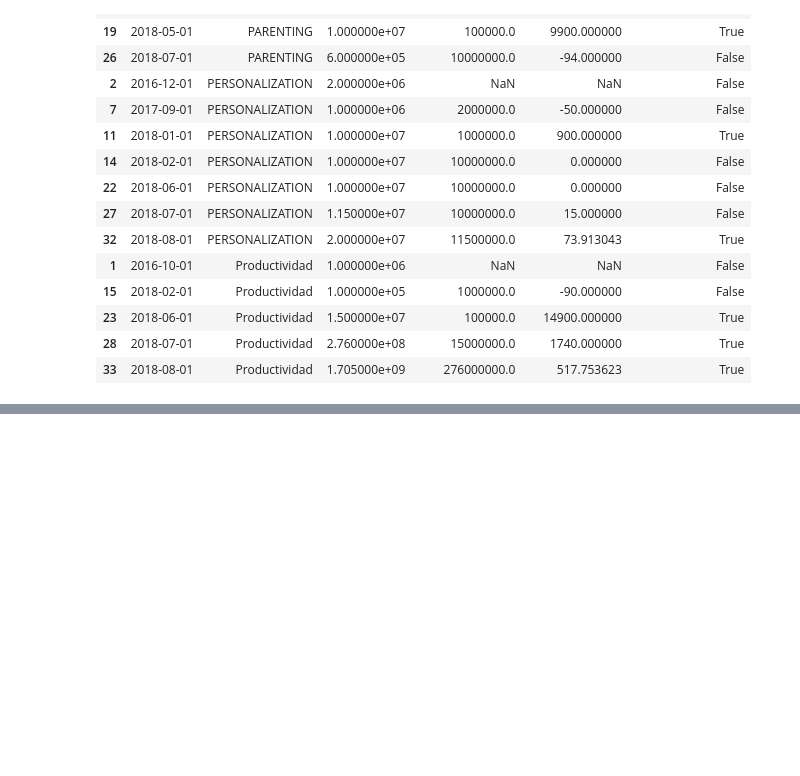
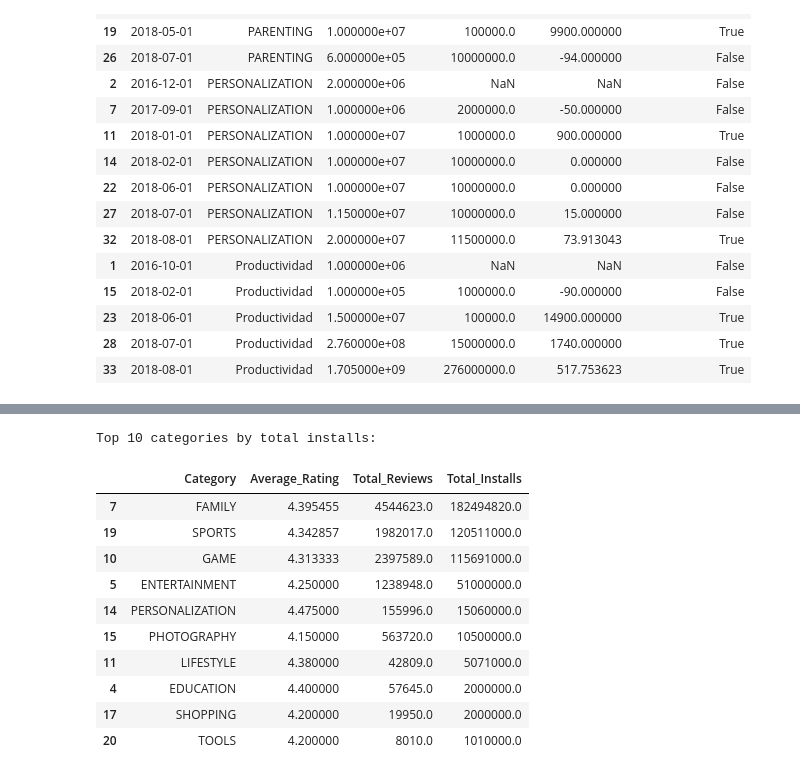
Before and after one commit to sanket2843/kestrel-returns, a Jupyter notebook: Analysis3.ipynb, the cells around one changed output, grey strips where cells are left out. Drawn from its saved outputs; the diff is of its cells as text; code cells hidden in the pictures; blank space fills up the shorter version.

Commit message:
Created using Colab Task5_Grouped_Bar_Chart.ipynb

```diff
--- a/Analysis3.ipynb
+++ b/Analysis3.ipynb
@@ -1417,3 +1417,19 @@ else:
 # %% [output]
 Task 4 chart is available now (4 PM - 6 PM IST).
 [interactive output not drawn]
+# %%
+
+import pandas as pd
+import numpy as np
+import plotly.express as px
+import plotly.graph_objects as go
+from datetime import datetime
+from zoneinfo import ZoneInfo
+
+url = "https://raw.githubusercontent.com/vaish-vkb/Google-Play-Store-Analytics/main/Play%20Store%20Data.csv"
+
+df5 = pd.read_csv(url)
+
+print("Task 5 dataset loaded successfully!")
+print("Rows and columns:", df5.shape)
+print(df5.columns.tolist())
@@ -1419,0 +1494,35 @@ Task 4 chart is available now (4 PM - 6 PM IST).
+# %%
+
+# Group apps by category
+category_summary5 = (
+    filtered5.groupby("Category", as_index=False)
+    .agg(
+        Average_Rating=("Rating", "mean"),
+        Total_Reviews=("Reviews", "sum"),
+        Total_Installs=("Installs", "sum")
+    )
+)
+
+# Sort by total installs and select top 10 categories
+top10_categories5 = (
+    category_summary5
+    .sort_values("Total_Installs", ascending=False)
+    .head(10)
+    .copy()
+)
+
+print("Top 10 categories by total installs:")
+display(top10_categories5)
+# %% [output]
+Top 10 categories by total installs:
+|  | Category | Average_Rating | Total_Reviews | Total_Installs |
+| 7 | FAMILY | 4.395455 | 4544623.0 | 182494820.0 |
+| 19 | SPORTS | 4.342857 | 1982017.0 | 120511000.0 |
+| 10 | GAME | 4.313333 | 2397589.0 | 115691000.0 |
+| 5 | ENTERTAINMENT | 4.250000 | 1238948.0 | 51000000.0 |
+| 14 | PERSONALIZATION | 4.475000 | 155996.0 | 15060000.0 |
+| 15 | PHOTOGRAPHY | 4.150000 | 563720.0 | 10500000.0 |
+| 11 | LIFESTYLE | 4.380000 | 42809.0 | 5071000.0 |
+| 4 | EDUCATION | 4.400000 | 57645.0 | 2000000.0 |
+| 17 | SHOPPING | 4.200000 | 19950.0 | 2000000.0 |
+| 20 | TOOLS | 4.200000 | 8010.0 | 1010000.0 |
```
Also changed, not shown: parts of 4 cells of this notebook.
